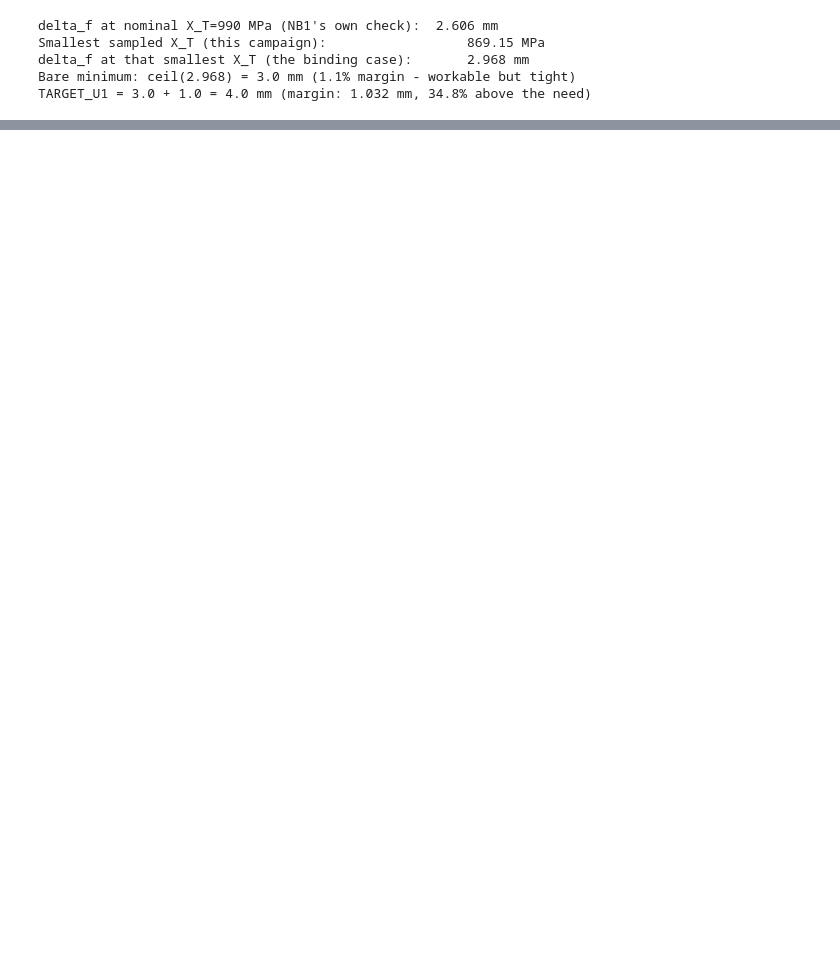
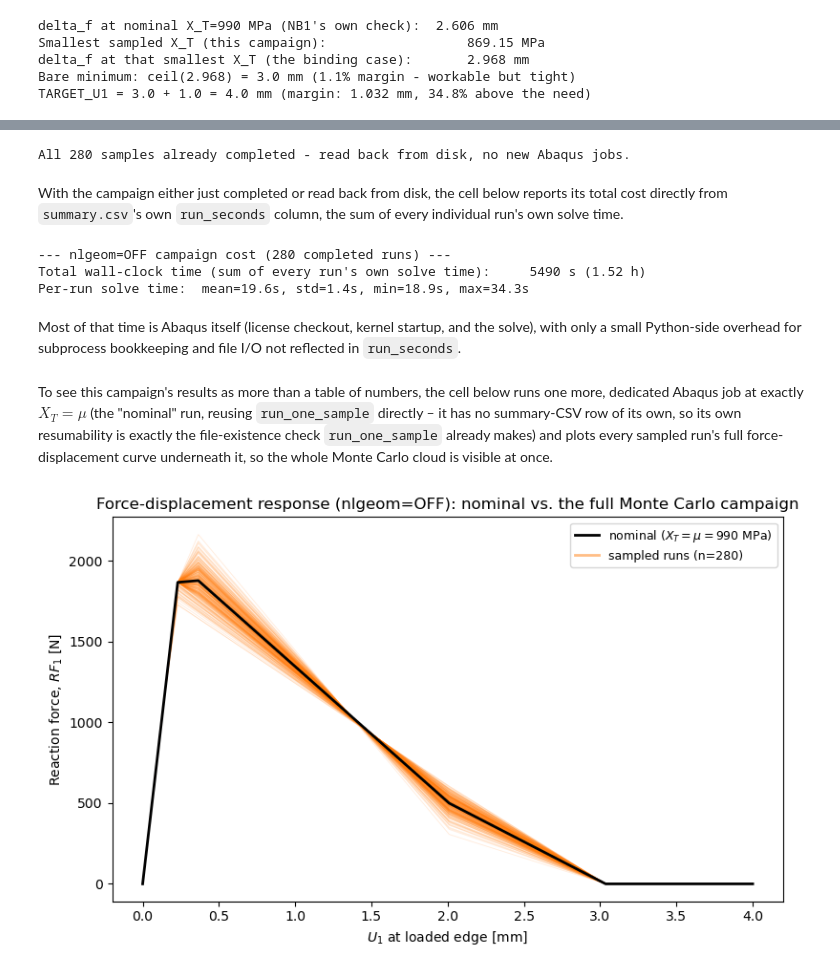
Before and after one commit to fmamitrotta/progressive-damage-uq-jupyter, a Jupyter notebook: notebooks/02_monte_carlo_fiber_strength.ipynb, the cells around one changed output, grey strips where cells are left out. Drawn from its saved outputs; the diff is of its cells as text; code cells hidden in the pictures; blank space fills up the shorter version.

```diff
--- a/notebooks/02_monte_carlo_fiber_strength.ipynb
+++ b/notebooks/02_monte_carlo_fiber_strength.ipynb
@@ -1296,8 +847,0 @@ instead of re-running any Abaqus jobs (see the design notes above).
-# %%
-# This campaign's own directory, summary CSV, and timing file - kept completely separate
-# from the nlgeom=ON campaign below so the two can never be mixed or accidentally overwritten.
-RUNS_DIR_OFF = Path("../scripts/mc_runs_off")
-SUMMARY_CSV_OFF = Path("../scripts/monte_carlo_summary_off.csv")
-TIMING_JSON_OFF = Path("../scripts/mc_timing_off.json")
-
-run_campaign("OFF", x_t_campaign, RUNS_DIR_OFF, SUMMARY_CSV_OFF, TIMING_JSON_OFF)
@@ -1343,8 +847,0 @@ budget &ndash; only `nlgeom` changes, from `nlgeom=OFF` to `nlgeom=ON`, exactly
-# %%
-# This campaign's own directory, summary CSV, and timing file - separate from Campaign A's,
-# same rationale as before.
-RUNS_DIR_ON = Path("../scripts/mc_runs_on")
-SUMMARY_CSV_ON = Path("../scripts/monte_carlo_summary_on.csv")
-TIMING_JSON_ON = Path("../scripts/mc_timing_on.json")
-
-run_campaign("ON", x_t_campaign, RUNS_DIR_ON, SUMMARY_CSV_ON, TIMING_JSON_ON)
@@ -1843,0 +1066,55 @@ become the only way to get an answer at all.
+# %%
+RUNS_DIR = Path("../runs/nb02")         # this campaign's own output folder (see Part 4's intro)
+SUMMARY_CSV = RUNS_DIR / "summary.csv"  # one row per completed sample, appended as the campaign runs
+
+run_campaign(x_t_campaign, RUNS_DIR, SUMMARY_CSV, TARGET_U1)
+# %% [output]
+All 280 samples already completed - read back from disk, no new Abaqus jobs.
+# %% [markdown]
+With the campaign either just completed or read back from disk, the cell below reports its
+total cost directly from `summary.csv`'s own `run_seconds` column, the sum of every
+individual run's own solve time.
+# %%
+run_seconds = load_campaign(SUMMARY_CSV)["run_seconds"]  # one value per completed sample
+print(f"--- nlgeom=OFF campaign cost ({len(run_seconds)} completed runs) ---")
+print(f"Total wall-clock time (sum of every run's own solve time): {run_seconds.sum():8.0f} s "
+      f"({run_seconds.sum() / 3600:.2f} h)")
+# min/max/std are printed alongside the mean so an unusually slow (or fast) individual run
+# would stand out here, rather than being hidden inside a single averaged number.
+print(f"Per-run solve time:  mean={run_seconds.mean():.1f}s, std={run_seconds.std(ddof=1):.1f}s, "
+      f"min={run_seconds.min():.1f}s, max={run_seconds.max():.1f}s")
+# %% [output]
+--- nlgeom=OFF campaign cost (280 completed runs) ---
+Total wall-clock time (sum of every run's own solve time):     5490 s (1.52 h)
+Per-run solve time:  mean=19.6s, std=1.4s, min=18.9s, max=34.3s
+# %% [markdown]
+Most of that time is Abaqus itself (license checkout, kernel startup, and the solve), with only
+a small Python-side overhead for subprocess bookkeeping and file I/O not reflected in
+`run_seconds`.
+# %% [markdown]
+To see this campaign's results as more than a table of numbers, the cell below runs one more,
+dedicated Abaqus job at exactly $X_T=\mu$ (the "nominal" run, reusing `run_one_sample` directly
+&ndash; it has no summary-CSV row of its own, so its own resumability is exactly the file-existence
+check `run_one_sample` already makes) and plots every sampled run's full force-displacement curve
+underneath it, so the whole Monte Carlo cloud is visible at once.
+# %%
+NOMINAL_JSON = RUNS_DIR / "run_nominal.json"
+nominal_data, _ = run_one_sample(MU, NOMINAL_JSON, TARGET_U1)  # one extra run at X_T=mu exactly, purely for this plot
+
+fig, ax = plt.subplots(figsize=(8, 5))
+for i in range(N):  # every sampled run's own force-displacement curve, drawn very faintly
+    with open(RUNS_DIR / f"run_{i:03d}.json") as f:
+        run_data = json.load(f)
+    ax.plot(run_data["u1"], run_data["rf1"], color="C1", lw=0.6, alpha=0.15)  # C1: F_peak is the output distribution
+
+ax.plot(nominal_data["u1"], nominal_data["rf1"], color="k", lw=2,
+        label=f"nominal ($X_T=\\mu={MU:.0f}$ MPa)")
+ax.plot([], [], color="C1", lw=2, alpha=0.5, label=f"sampled runs (n={N})")  # a dummy (empty) line, purely to add a legend entry for the faint cloud above
+ax.set_xlabel("$U_1$ at loaded edge [mm]")
+ax.set_ylabel("Reaction force, $RF_1$ [N]")
+ax.set_title("Force-displacement response (nlgeom=OFF): nominal vs. the full Monte Carlo campaign")
+ax.legend(fontsize=9)
+fig.tight_layout()
+plt.show()
+# %% [output]
+[figure, added]
```
Also changed, not shown: parts of 141 cells of this notebook, 2 other files.
